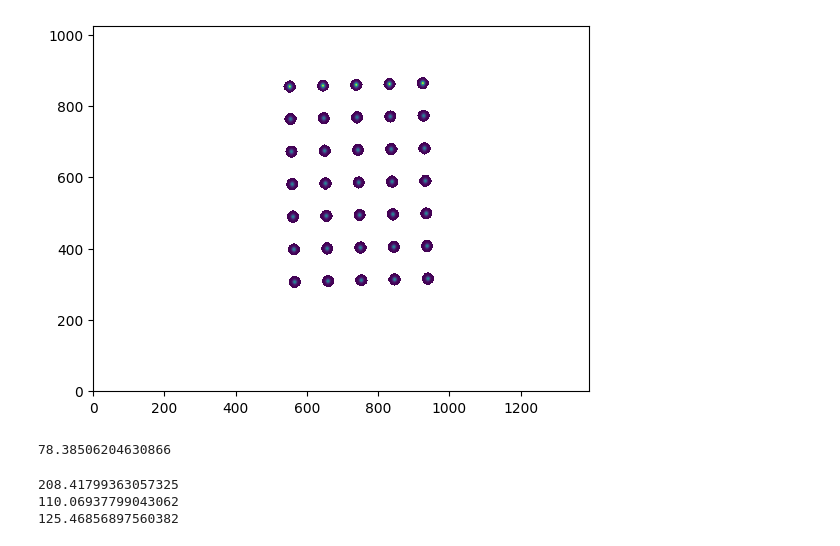
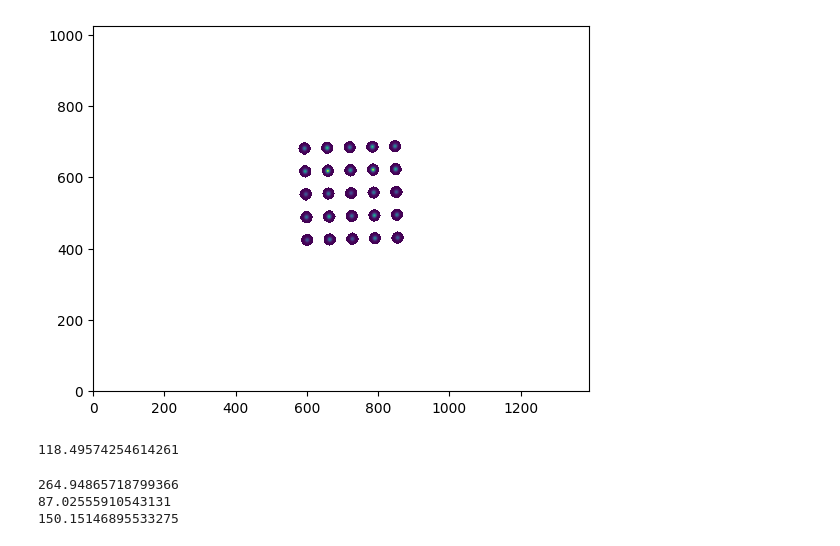
Before and after one commit to light-scattering-iogs/caqtus, a Jupyter notebook: devices/tweezers/homogenize/homogenize.ipynb, the cells around one changed output. Cells and saved outputs as stored; diff of their text form; code cells hidden in the pictures.

```diff
--- a/devices/tweezers/homogenize/homogenize.ipynb
+++ b/devices/tweezers/homogenize/homogenize.ipynb
@@ -33,27 +33,27 @@ plt.colorbar()
 # %%
-n_rows=7
+n_rows=5
 n_cols=5
 m = GridSpotAnalyzer(n_rows, n_cols)
-im = m.register_regions_of_interest(picture, relative_threshold=0.21, radius=20)
+im = m.register_regions_of_interest(picture, relative_threshold=0.27, radius=20)
 
 plt.figure()
 plt.imshow(im.T, origin="lower")
 
 intensities = m.compute_intensity_matrix(picture)
 # %% [output]
-[figure, old version]
+[figure, new version]
 # %%
 (np.max(intensities) - np.min(intensities)) / np.mean(intensities) * 1e2
 # %% [output]
-78.38506204630866
+118.49574254614261
-# %%
-print(np.max(intensities) )
-print ( np.min(intensities))
-print(np.mean(intensities))
-# %% [output]
-208.41799363057325
-110.06937799043062
-125.46856897560382
+# %%
+print(np.max(intensities) )
+print ( np.min(intensities))
+print(np.mean(intensities))
+# %% [output]
+264.94865718799366
+87.02555910543131
+150.15146895533275
 # %%
 plt.figure()
 plt.imshow(intensities.T[::-1, ::] / np.mean(intensities), origin="lower")
```
Also changed, not shown: parts of 4 cells of this notebook, 1 other file.
